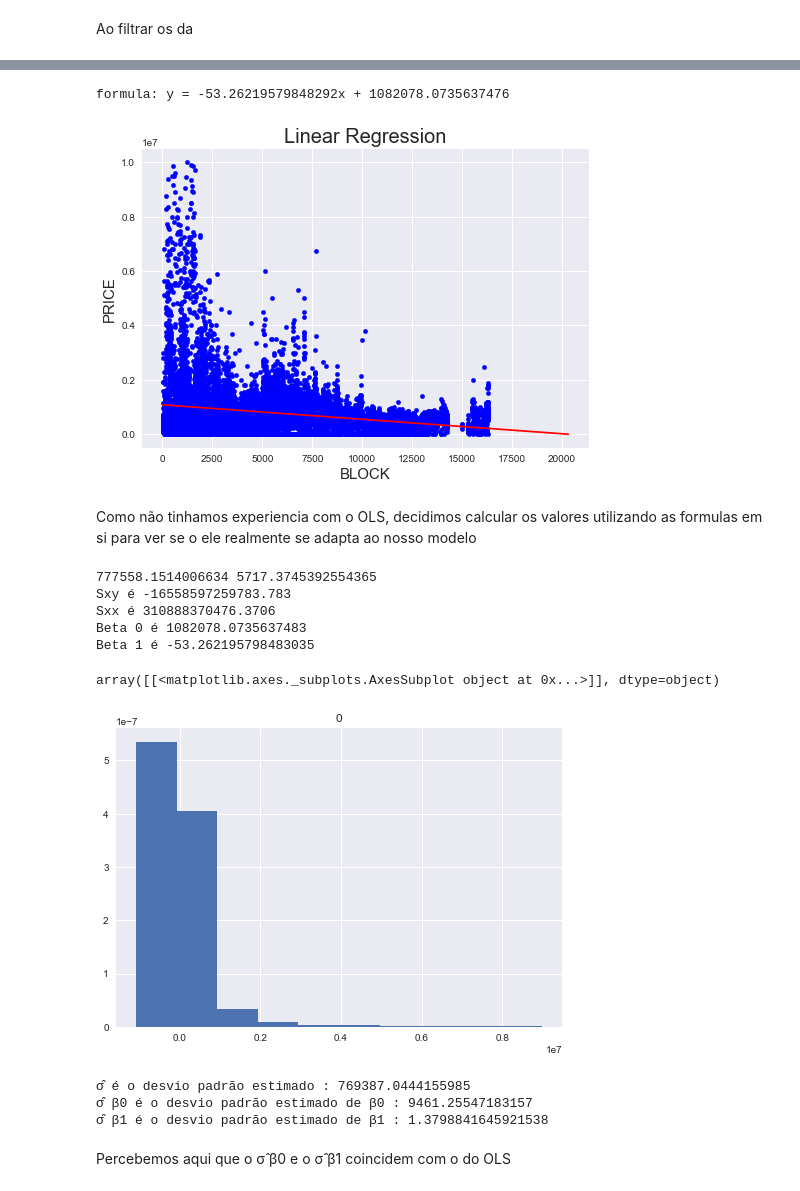
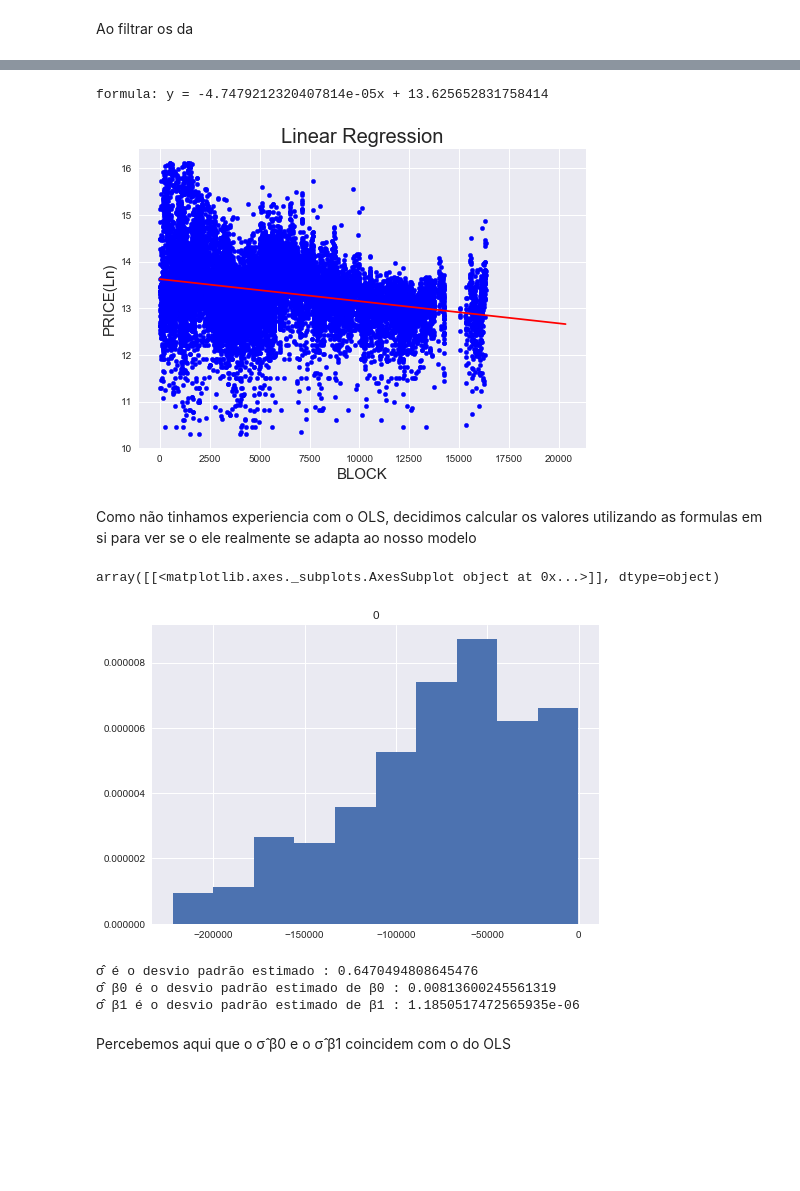
Before and after one commit to AntonioAndraues/Pj3_Ciencia_dos_Dados, a Jupyter notebook: Projeto+3+ (1).ipynb, the cells around one changed output, grey strips where cells are left out. Cells and saved outputs as stored; diff of their text form; code cells hidden in the pictures; blank space fills up the shorter version.

```diff
--- a/Projeto+3+ (1).ipynb
+++ b/Projeto+3+ (1).ipynb
@@ -80,8 +80,8 @@ dados2.YEAR_BUILT=dados2.YEAR_BUILT.astype("int")
 dados2=dados2.loc[dados2.TAX_CLASS_AT_PRESENT!='3'] #retirando fabricas e terrenos
 dados2=dados2.loc[dados2.TAX_CLASS_AT_PRESENT!='4']
 dados2.SALE_PRICE=dados2.SALE_PRICE  #preco por metro quadrado
-dados2.SALE_PRICE=dados2.SALE_PRICE.loc[dados2.SALE_PRICE>=1]#filtrando casa abaixo do valor de 10milhoes de dollares
-dados2.SALE_PRICE=dados2.SALE_PRICE.loc[dados2.SALE_PRICE<=10000000]
+dados2.SALE_PRICE=dados2.SALE_PRICE.loc[dados2.SALE_PRICE>=30000]#filtrando casas muito baratas
+dados2.SALE_PRICE=dados2.SALE_PRICE.loc[dados2.SALE_PRICE<=10000000]#filtrando casas abaixo do valor de 1bilhao de dollares
 dados2=dados2.loc[dados2.GROSS_SQUARE_FEET<=10000]#outliers
 dados2=dados2.loc[dados2.GROSS_SQUARE_FEET>0]#NO SENSE
 dados2=dados2.loc[dados2.LAND_SQUARE<=20000]#outliers
@@ -107,6 +107,6 @@ dados2.head(10)
 pe=len(dados2)*0.8
 pe1=len(dados2)*0.2
 print(pe,pe1)
-dados80=dados2.head(21704)
-dados20=dados2.tail(5426)
+dados80=dados2.head(20908)
+dados20=dados2.tail(5227)
 # %% [output]
@@ -149,7 +149,7 @@ for u in primeirosBairros:
 
 df4 = pd.DataFrame() #NOIA FAZER
 df4['BLOCK'] = dados80.BLOCK
-df4['PRICE'] = (dados80.SALE_PRICE)
+df4['PRICE'] = np.log(dados80.SALE_PRICE)
 npMatrix = np.matrix(df4)
 X, Y = npMatrix[:,0], npMatrix[:,1]
 # mdl = LinearRegression().fit(X,Y)
@@ -166,6 +166,6 @@ for i in range (max(df4.BLOCK)+4000):
 plt.plot(t,lista,'r')
 plt.title('Linear Regression', fontsize = 20)
 plt.xlabel('BLOCK', fontsize = 15)
-plt.ylabel('PRICE', fontsize = 15)
+plt.ylabel('PRICE(Ln)', fontsize = 15)
 plt.show()
 # %% [output]
@@ -199,12 +223,7 @@ OLS Regression Results
 # %%
-df42 = pd.DataFrame() #NOIA FAZER
+df42 = pd.DataFrame()
 df42['BLOCK'] = dados20.BLOCK
-df42['PRICE'] = (dados20.SALE_PRICE)
-npMatrix = np.matrix(df42)
-X, Y = npMatrix[:,0], npMatrix[:,1]
-# mdl = LinearRegression().fit(X,Y)
-m = mdl.coef_[0]
-b = mdl.intercept_
+df42['PRICE'] = np.log(dados20.SALE_PRICE)
 print("formula: y = {0}x + {1}".format(m, b))
 df4.plot.scatter(x='BLOCK',y='PRICE',color='blue')
 lista=[]
@@ -215,47 +234,23 @@ for i in range (max(df4.BLOCK)+4000):
 plt.plot(t,lista,'r')
 plt.title('Linear Regression', fontsize = 20)
 plt.xlabel('BLOCK', fontsize = 15)
-plt.ylabel('PRICE', fontsize = 15)
+plt.ylabel('PRICE(Ln)', fontsize = 15)
 plt.show()
 # %% [output]
-formula: y = -53.26219579848292x + 1082078.0735637476
+formula: y = -4.7479212320407814e-05x + 13.625652831758414
-[figure, old version]
+[figure, new version]
 # %% [markdown]
 Como não tinhamos experiencia com o OLS, decidimos calcular os valores utilizando as formulas em si para ver se o ele realmente se adapta ao nosso modelo
-# %%
-my = df4['PRICE'].mean()
-mx = df4['BLOCK'].mean()
-Sxy = 0
-Sxx = 0
-SSr =0
-for i in range(len(df4)):
-    Sxy += (df4['BLOCK'][i] - mx)*(df4['PRICE'][i] - my)
-    Sxx += (df4['BLOCK'][i] - mx)**2
-    SSr +=  (df4['PRICE'][i] - my)**2
-B1 = Sxy/Sxx
-
-Bo = my - B1*mx
-print(my,mx)
-print('Sxy é {}'.format(Sxy))
-print('Sxx é {}'.format(Sxx))
-print('Beta 0 é {}'.format(Bo))
-print('Beta 1 é {}'.format(B1))
-# %% [output]
-777558.1514006634 5717.3745392554365
-Sxy é -16558597259783.783
-Sxx é 310888370476.3706
-Beta 0 é 1082078.0735637483
-Beta 1 é -53.262195798483035
 # %%
 e=[]
 for i in range (len(df4['PRICE'])):
-    r=df4['PRICE'][i]-(1.085e+06+-53.5662*df4['BLOCK'][i])
+    r=df4['PRICE'][i]-(B1+Bo*df4['BLOCK'][i])
     e.append(r)
 e=pd.DataFrame(e)
 e.hist(normed = True)
 # %% [output]
 array([[<matplotlib.axes._subplots.AxesSubplot object at 0x...>]], dtype=object)
-[figure, old version]
+[figure, new version]
 # %%
 SSe = 0
 n = len(df4)
@@ -269,8 +264,8 @@ dpestimadoB1 = dpestimado/(Sxx)**0.5
 print('σ̂ β0 é o desvio padrão estimado de β0 : {}'.format(dpestimadoBo))
 print('σ̂ β1 é o desvio padrão estimado de β1 : {}'.format(dpestimadoB1))
 # %% [output]
-σ̂ é o desvio padrão estimado : 769387.0444155985
-σ̂ β0 é o desvio padrão estimado de β0 : 9461.25547183157
-σ̂ β1 é o desvio padrão estimado de β1 : 1.3798841645921538
+σ̂ é o desvio padrão estimado : 0.6470494808645476
+σ̂ β0 é o desvio padrão estimado de β0 : 0.00813600245561319
+σ̂ β1 é o desvio padrão estimado de β1 : 1.1850517472565935e-06
 # %% [markdown]
 Percebemos aqui que o σ̂ β0 e o σ̂ β1 coincidem com o do OLS
```
Also changed, not shown: parts of 18 cells of this notebook.
